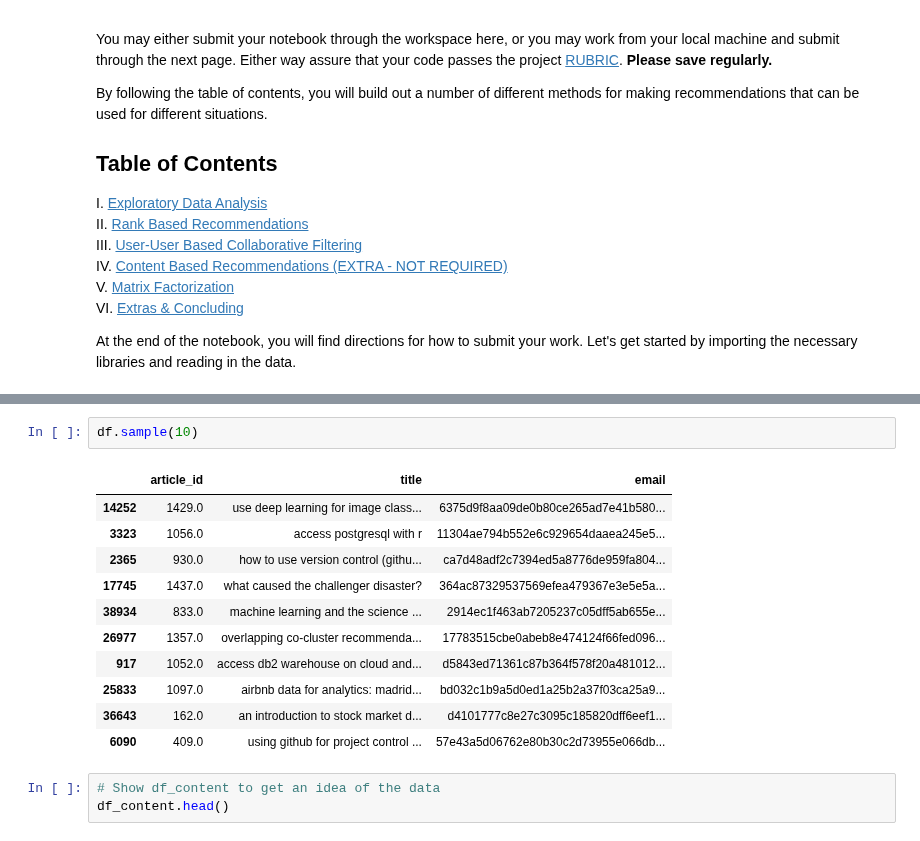
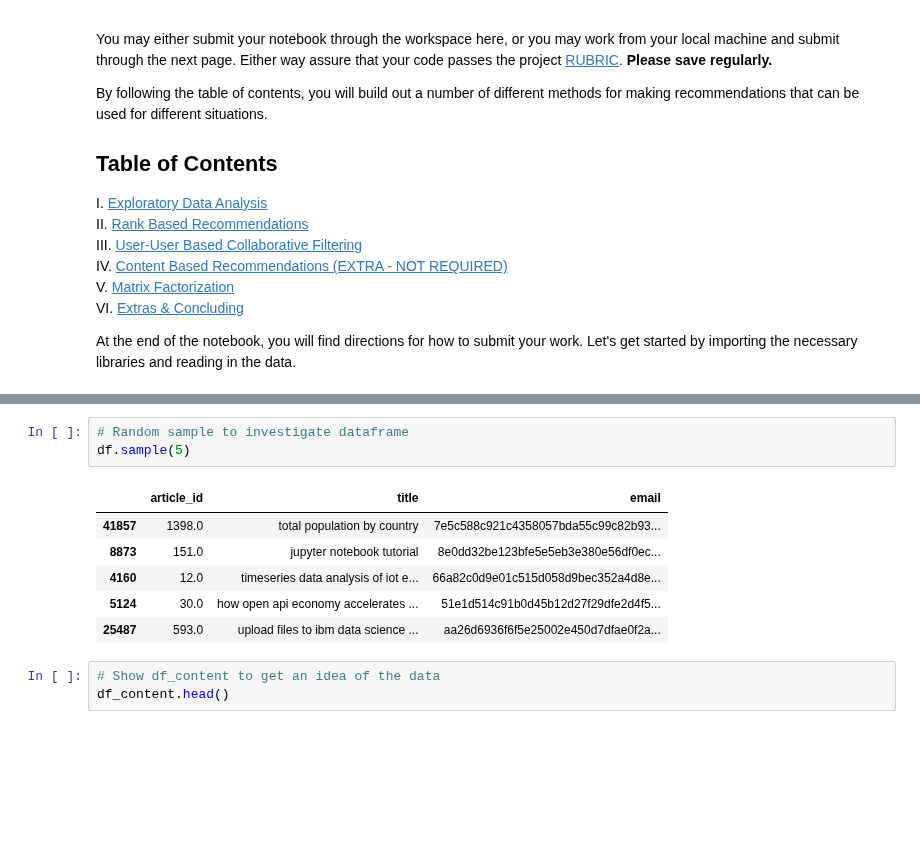
Before and after one commit to paulstancliffe/Recommendation-System-IBM, a Jupyter notebook: Recommendations_with_IBM.ipynb, the cells around one changed output, grey strips where cells are left out. Drawn from its saved outputs; the diff is of its cells as text; blank space fills up the shorter version.

Commit message:
Cleaned and Updated EDA in Jupyter NB Part 1

```diff
--- a/Recommendations_with_IBM.ipynb
+++ b/Recommendations_with_IBM.ipynb
@@ -50,17 +48,13 @@ df_content.loc[df_content['doc_full_name'] == 'Detect Malfunctioning IoT Sensors
-# %%
-df.sample(10)
-# %% [output]
-|  | article_id | title | email |
-| 14252 | 1429.0 | use deep learning for image class... | 6375d9f8aa09de0b80ce265ad7e41b580... |
-| 3323 | 1056.0 | access postgresql with r | 11304ae794b552e6c929654daaea245e5... |
-| 2365 | 930.0 | how to use version control (githu... | ca7d48adf2c7394ed5a8776de959fa804... |
-| 17745 | 1437.0 | what caused the challenger disaster? | 364ac87329537569efea479367e3e5e5a... |
-| 38934 | 833.0 | machine learning and the science ... | 2914ec1f463ab7205237c05dff5ab655e... |
-| 26977 | 1357.0 | overlapping co-cluster recommenda... | 17783515cbe0abeb8e474124f66fed096... |
-| 917 | 1052.0 | access db2 warehouse on cloud and... | d5843ed71361c87b364f578f20a481012... |
-| 25833 | 1097.0 | airbnb data for analytics: madrid... | bd032c1b9a5d0ed1a25b2a37f03ca25a9... |
-| 36643 | 162.0 | an introduction to stock market d... | d4101777c8e27c3095c185820dff6eef1... |
-| 6090 | 409.0 | using github for project control ... | 57e43a5d06762e80b30c2d73955e066db... |
+# %%
+# Random sample to investigate dataframe
+df.sample(5)
+# %% [output]
+|  | article_id | title | email |
+| 41857 | 1398.0 | total population by country | 7e5c588c921c4358057bda55c99c82b93... |
+| 8873 | 151.0 | jupyter notebook tutorial | 8e0dd32be123bfe5e5eb3e380e56df0ec... |
+| 4160 | 12.0 | timeseries data analysis of iot e... | 66a82c0d9e01c515d058d9bec352a4d8e... |
+| 5124 | 30.0 | how open api economy accelerates ... | 51e1d514c91b0d45b12d27f29dfe2d4f5... |
+| 25487 | 593.0 | upload files to ibm data science ... | aa26d6936f6f5e25002e450d7dfae0f2a... |
 # %%
 # Show df_content to get an idea of the data
 df_content.head()
```
Also changed, not shown: parts of 25 cells of this notebook.
